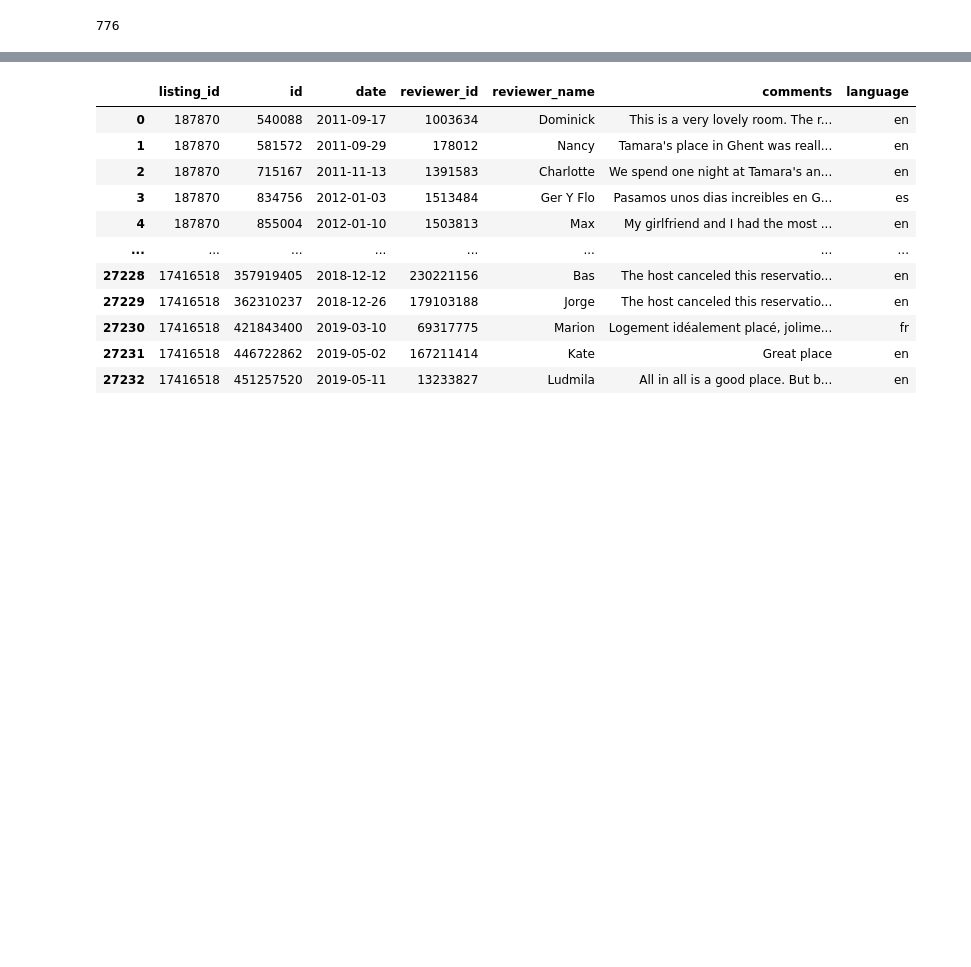
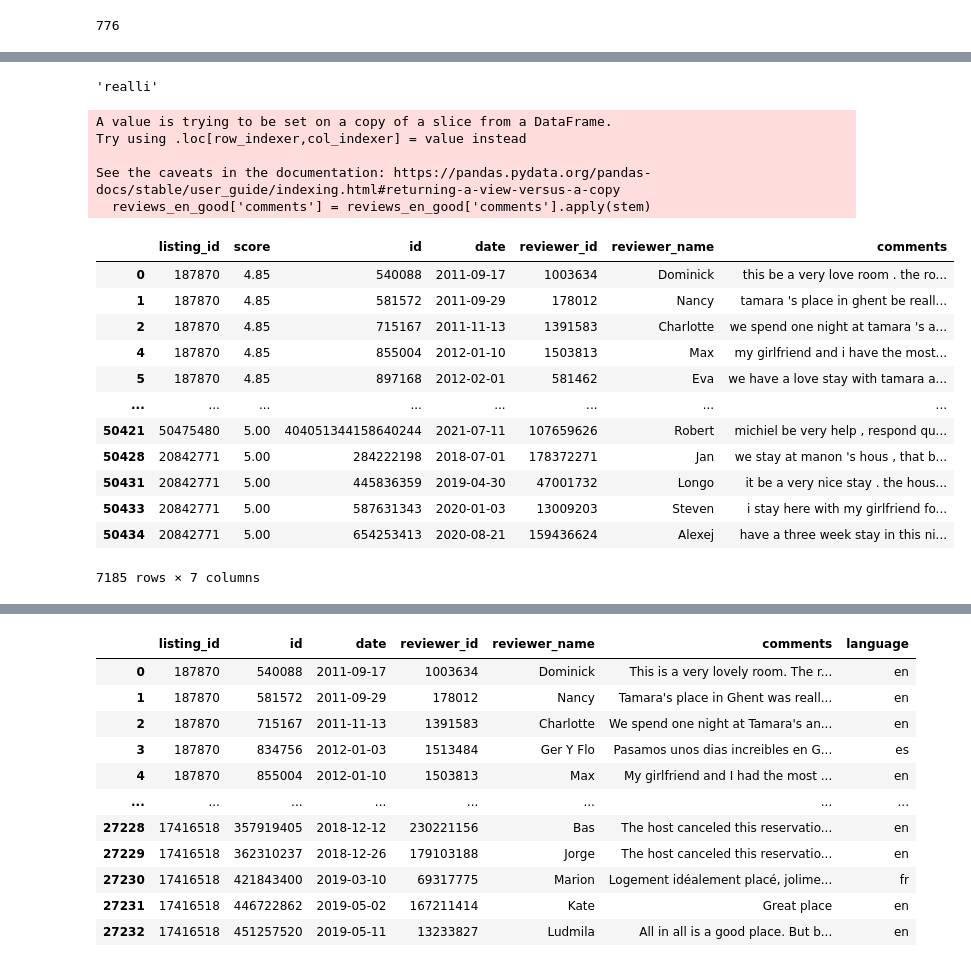
Before and after one commit to tibovdc/ProjectML, a Jupyter notebook: Sprint2.ipynb, the cells around one changed output, grey strips where cells are left out. Saved outputs shown, nothing was run; the diff lists cells and outputs as text; code cells hidden in the pictures; blank space fills up the shorter version.

Commit message:
word count

```diff
--- a/Sprint2.ipynb
+++ b/Sprint2.ipynb
@@ -273,6 +273,8 @@ reviews['language'] = reviews['language'].apply(detect)
 listing_scores = data_cleaned[['id', 'review_scores_value']].rename(columns={'id': 'listing_id', 'review_scores_value': 'score'})
 
 reviews = pd.merge(listing_scores, reviews).dropna()
+# %%
+reviews['comments'] = reviews['comments'].str.replace(r'<[^<>]*>', '', regex=True)
 # %%
 reviews_en = reviews[reviews['language'] == 'en'].drop(['language'], axis=1)
 reviews_fr = reviews[reviews['language'] == 'fr'].drop(['language'], axis=1)
@@ -301,0 +359,45 @@ reviews_fr_good = reviews_fr[reviews_fr['score'] >= q3]
+# %%
+from nltk.stem.snowball import SnowballStemmer
+
+stemmer=SnowballStemmer("english", ignore_stopwords=True)
+
+stemmer.stem("Really")
+# %% [output]
+'realli'
+# %%
+import nltk
+from nltk.stem import WordNetLemmatizer, PorterStemmer
+from nltk.tokenize import sent_tokenize, word_tokenize
+
+def stem(sentence):
+    wordnet = WordNetLemmatizer()
+    stemmer=SnowballStemmer("english", ignore_stopwords=True)
+
+    stem_sentence=[]
+    token_words=word_tokenize(sentence)
+    for word in token_words:
+        stem_sentence.append(stemmer.stem(wordnet.lemmatize(word, pos="v")))
+        stem_sentence.append(" ")
+    return "".join(stem_sentence)
+# %%
+reviews_en_good['comments'] = reviews_en_good['comments'].apply(stem)
+reviews_en_good
+# %% [output]
+A value is trying to be set on a copy of a slice from a DataFrame.
+Try using .loc[row_indexer,col_indexer] = value instead
+
+See the caveats in the documentation: https://pandas.pydata.org/pandas-docs/stable/user_guide/indexing.html#returning-a-view-versus-a-copy
+  reviews_en_good['comments'] = reviews_en_good['comments'].apply(stem)
+|  | listing_id | score | id | date | reviewer_id | reviewer_name | comments |
+| 0 | 187870 | 4.85 | 540088 | 2011-09-17 | 1003634 | Dominick | this be a very love room . the ro... |
+| 1 | 187870 | 4.85 | 581572 | 2011-09-29 | 178012 | Nancy | tamara 's place in ghent be reall... |
+| 2 | 187870 | 4.85 | 715167 | 2011-11-13 | 1391583 | Charlotte | we spend one night at tamara 's a... |
+| 4 | 187870 | 4.85 | 855004 | 2012-01-10 | 1503813 | Max | my girlfriend and i have the most... |
+| 5 | 187870 | 4.85 | 897168 | 2012-02-01 | 581462 | Eva | we have a love stay with tamara a... |
+| ... | ... | ... | ... | ... | ... | ... | ... |
+| 50421 | 50475480 | 5.00 | 404051344158640244 | 2021-07-11 | 107659626 | Robert | michiel be very help , respond qu... |
+| 50428 | 20842771 | 5.00 | 284222198 | 2018-07-01 | 178372271 | Jan | we stay at manon 's hous , that b... |
+| 50431 | 20842771 | 5.00 | 445836359 | 2019-04-30 | 47001732 | Longo | it be a very nice stay . the hous... |
+| 50433 | 20842771 | 5.00 | 587631343 | 2020-01-03 | 13009203 | Steven | i stay here with my girlfriend fo... |
+| 50434 | 20842771 | 5.00 | 654253413 | 2020-08-21 | 159436624 | Alexej | have a three week stay in this ni... |
+7185 rows × 7 columns
```
Also changed, not shown: parts of 7 cells of this notebook.
